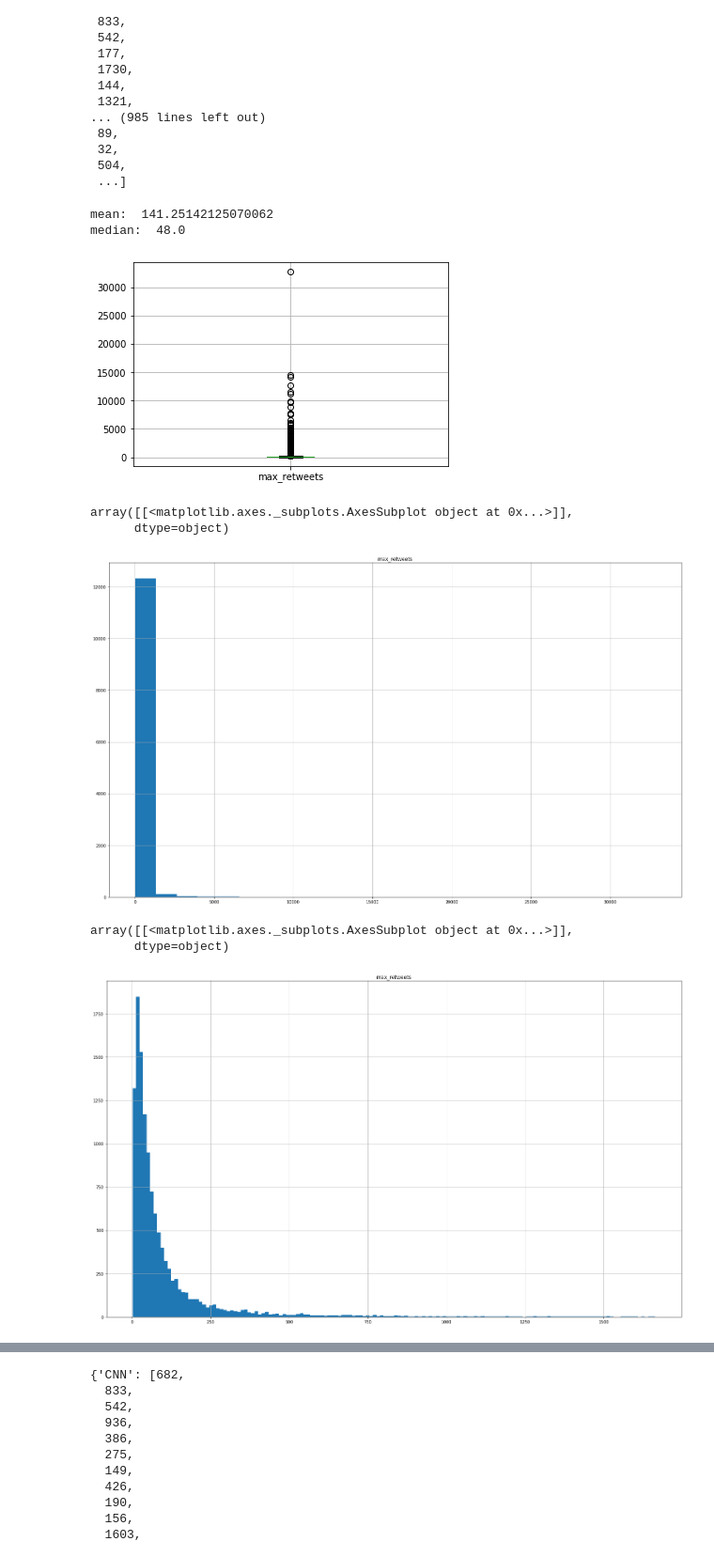
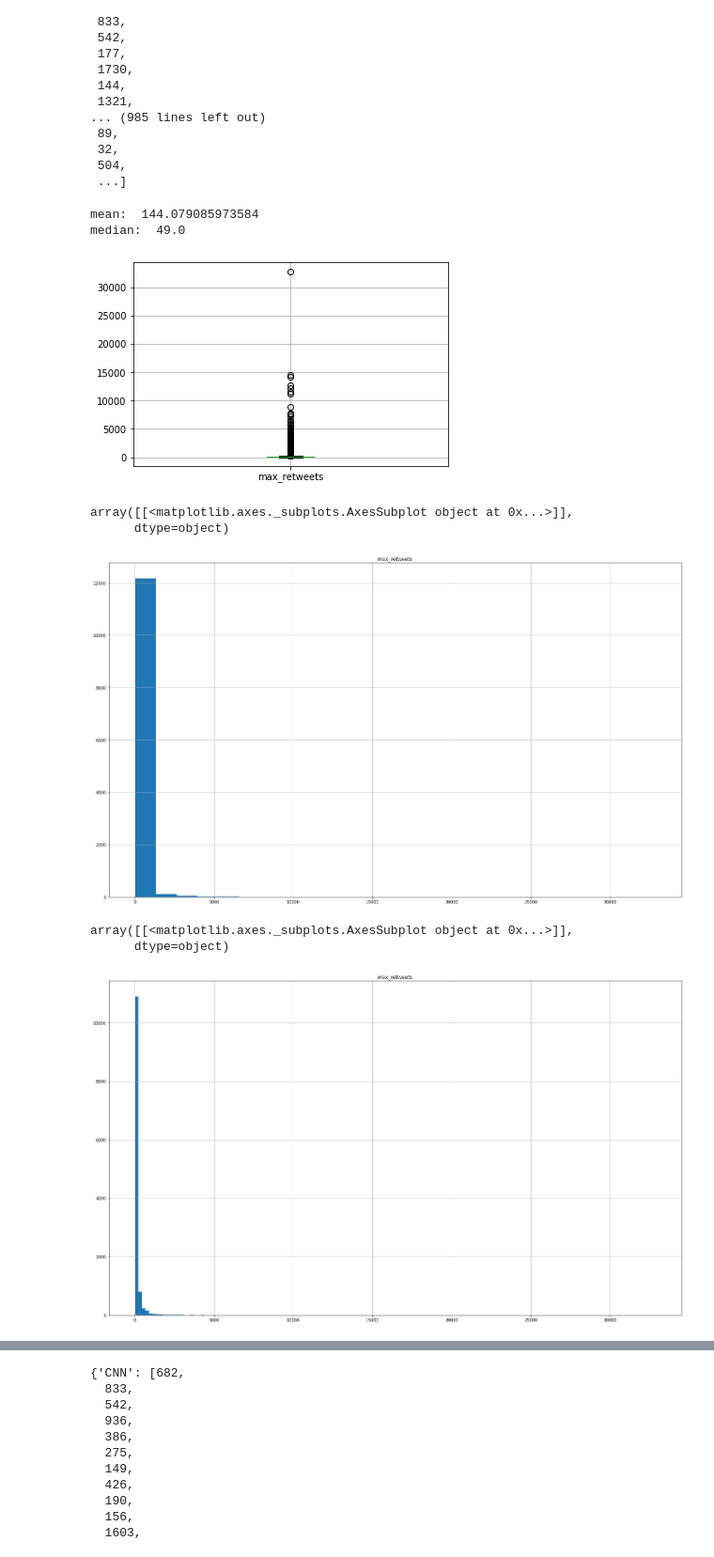
Before and after one commit to raaahulss/project_viralnews, a Jupyter notebook: notebooks/analysis.ipynb, the cells around one changed output, grey strips where cells are left out. Shown at 94% size. Drawn from its saved outputs; the diff is of its cells as text; code cells hidden in the pictures.

```diff
--- a/notebooks/analysis.ipynb
+++ b/notebooks/analysis.ipynb
@@ -7,7 +7,7 @@ from scipy import stats
 from matplotlib import pyplot as plt
 import seaborn as sns
 # %%
-df = pd.read_csv("../data/retweet_June_30_20_22_hydrated.csv")
+df = pd.read_csv("../data/Organic_extended_finalv2.csv", sep="|")
 # %%
 access_token = "1241834718041079813-0B4rNE3kxH0UqwGQjnmj5ev1COe5Ai"
 access_token_secret = "QE4BNkVDCdCMao1Dy3iIA0k8Mxo3zEG9LMRNdGf9foVo2"
@@ -54,11 +54,11 @@ one_week
 12489 rows × 16 columns
 # %%
 max_list = list()
-for index, row in one_week.iterrows():
+for index, row in df.iterrows():
     num_list = list()
-    num_list = {row["1"], row["2"],row["3"], row["4"],row["5"], row["6"],row["7"]}
+    num_list = {row["1"], row["2"],row["3"], row["4"],row["5"], row["6"]}
     max_list.append(max(num_list))
-one_week["max_retweets"] = max_list
+df["max_retweets"] = max_list
 # %%
 max_list
 # %% [output]
@@ -80,21 +80,21 @@ max_list
  504,
  ...]
 # %%
-mean = one_week["max_retweets"].mean()
-median = one_week["max_retweets"].median()
+mean = df["max_retweets"].mean()
+median = df["max_retweets"].median()
 print("mean: ", mean, "\nmedian: ", median)
 # %% [output]
-mean:  141.25142125070062
-median:  48.0
+mean:  144.079085973584
+median:  49.0
 # %%
-boxplot = one_week.boxplot(column=['max_retweets'])
+boxplot = df.boxplot(column=['max_retweets'])
 # %% [output]
-[figure, old version]
+[figure, new version]
 # %%
-one_week.hist(column='max_retweets', bins=25, figsize=(25,15))
+df.hist(column='max_retweets', bins=25, figsize=(25,15))
 # %% [output]
 array([[<matplotlib.axes._subplots.AxesSubplot object at 0x...>]],
       dtype=object)
-[figure, old version]
+[figure, new version]
 # %%
 # Remove outliers
@@ -104,6 +104,6 @@ one_week_filtered = one_week[(one_week["max_retweets"] < q_hi) & (one_week["max_
 # %%
-one_week_filtered.hist(column='max_retweets', bins=150, figsize=(25,15))
+df.hist(column='max_retweets', bins=150, figsize=(25,15))
 # %% [output]
 array([[<matplotlib.axes._subplots.AxesSubplot object at 0x...>]],
       dtype=object)
-[figure, old version]
+[figure, new version]
```
Also changed, not shown: parts of 2 cells of this notebook.
